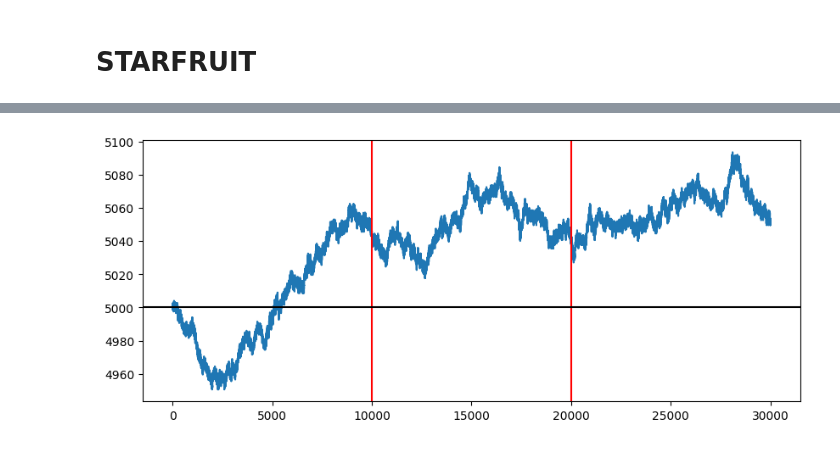
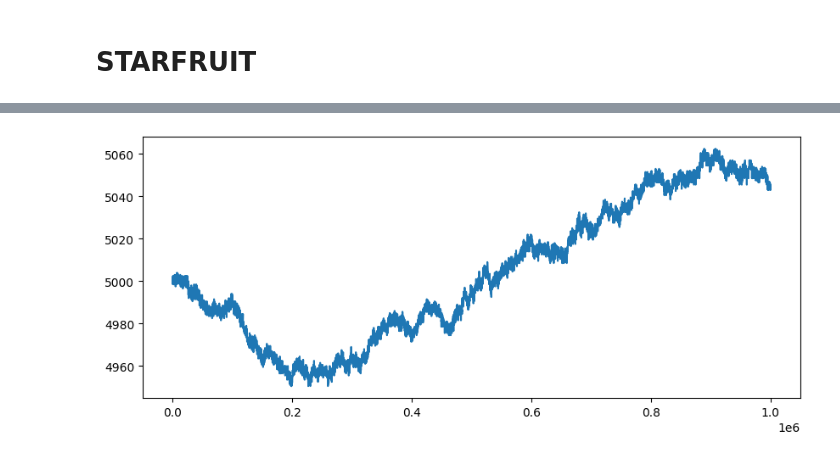
Before and after one commit to aemilani/imc-prosperity-2, a Jupyter notebook: round_1.ipynb, the cells around one changed output, grey strips where cells are left out. Saved outputs shown, nothing was run; the diff lists cells and outputs as text; code cells hidden in the pictures.

```diff
--- a/round_1.ipynb
+++ b/round_1.ipynb
@@ -198,9 +182,6 @@ dtype: int64
 # %%
 plt.figure(figsize=(10, 4))
-plt.plot(prices_sta['mid_price'])
-plt.axvline(9999, c='r')
-plt.axvline(19999, c='r')
-plt.axhline(5000, c='k')
+plt.plot(ps1['mid_price'])
 plt.show()
 # %% [output]
-[figure, old version]
+[figure, new version]
```
Also changed, not shown: parts of 3 cells of this notebook, 1 other file.
